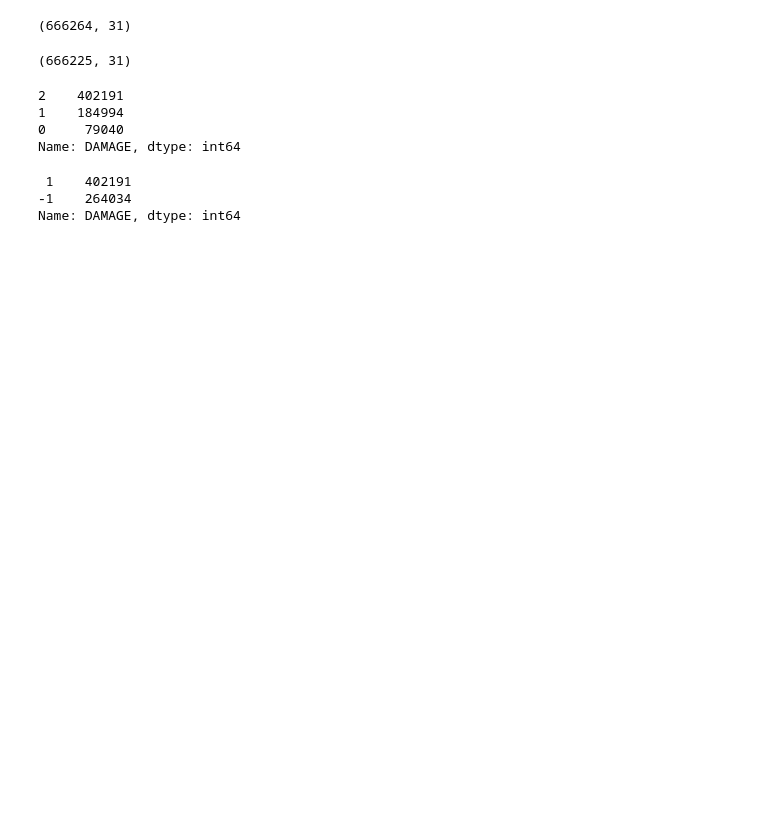
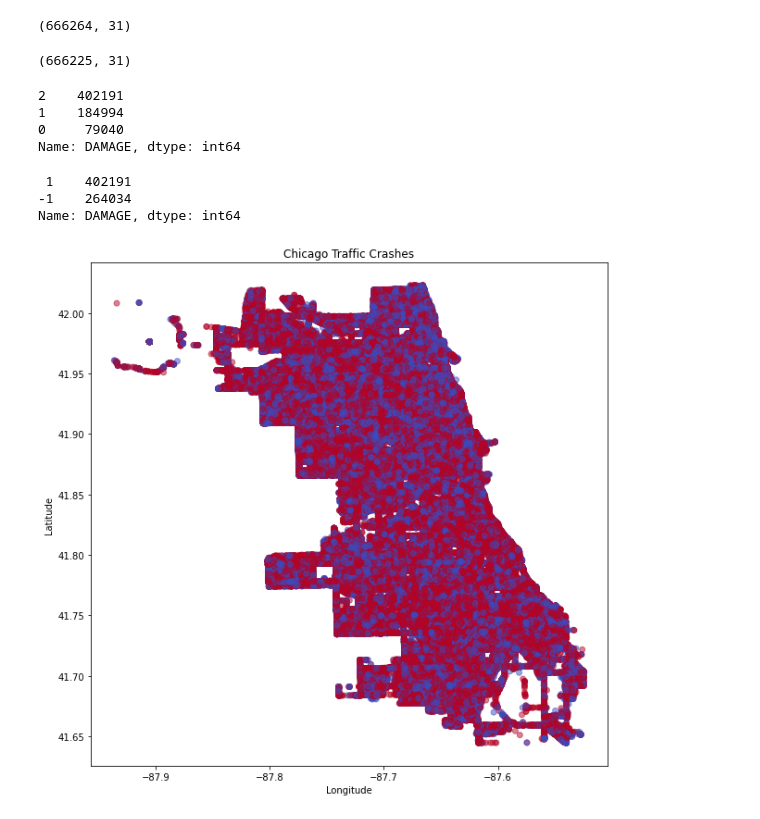
Before and after one commit to JoeHelbing/math_fund_for_ml, a Jupyter notebook: math_for_ml_project.ipynb, the cells around one changed output. Drawn from its saved outputs; the diff is of its cells as text; code cells hidden in the pictures; blank space fills up the shorter version.

Commit message:
Added Train Test Split and Scatter Plot

```diff
--- a/math_for_ml_project.ipynb
+++ b/math_for_ml_project.ipynb
@@ -87,3 +88,21 @@ crash_df.DAMAGE.value_counts()
  1    402191
 -1    264034
 Name: DAMAGE, dtype: int64
+# %%
+y = crash_df.DAMAGE
+X = crash_df.drop("DAMAGE", axis=1)
+X.shape, y.shape
+# remove all columns not LATITUDE or LONGITUDE
+X = X[["LATITUDE", "LONGITUDE"]]
+# split data into train and test sets
+X_train, X_test, y_train, y_test = train_test_split(X, y, test_size=0.2, random_state=42)
+X_train.shape, X_test.shape, y_train.shape, y_test.shape
+# plot the data
+plt.figure(figsize=(10, 10))
+plt.scatter(X_train.LONGITUDE, X_train.LATITUDE, c=y_train, cmap="coolwarm", alpha=0.5)
+plt.xlabel("Longitude")
+plt.ylabel("Latitude")
+plt.title("Chicago Traffic Crashes")
+plt.show()
+# %% [output]
+[figure, added]
```
Also changed, not shown: parts of 1 cell of this notebook.
